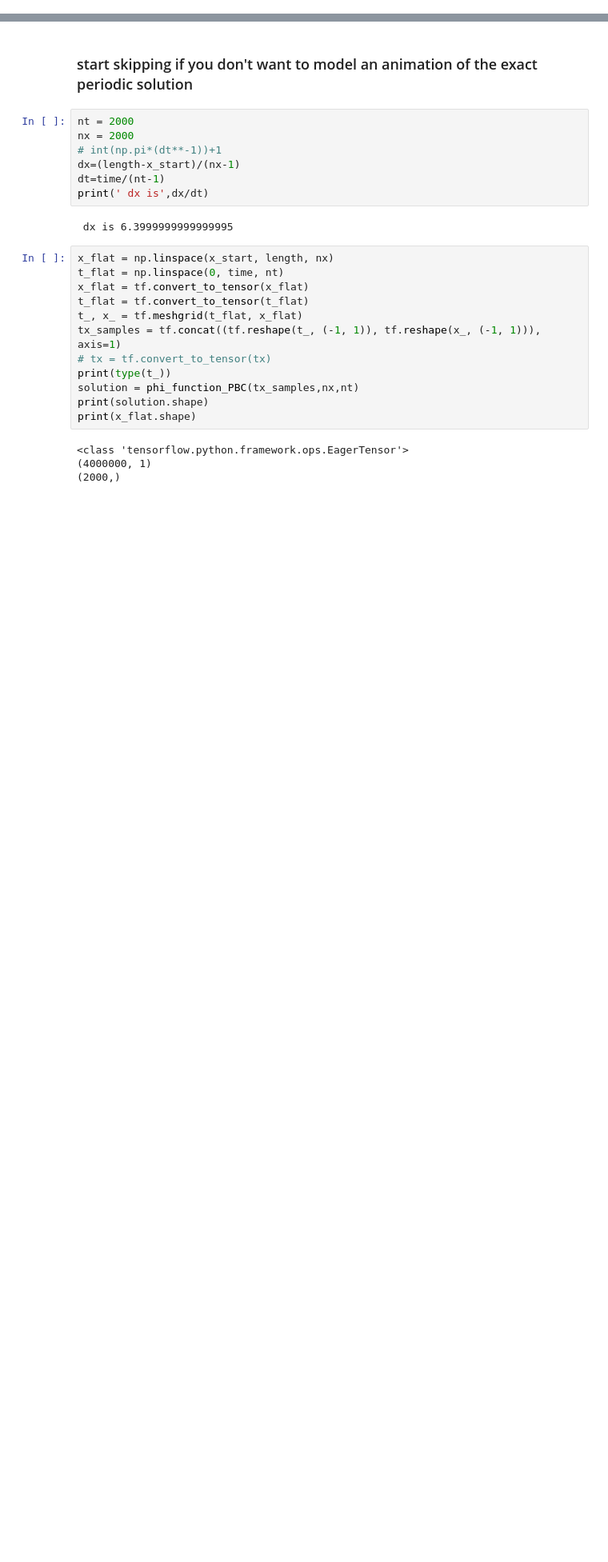
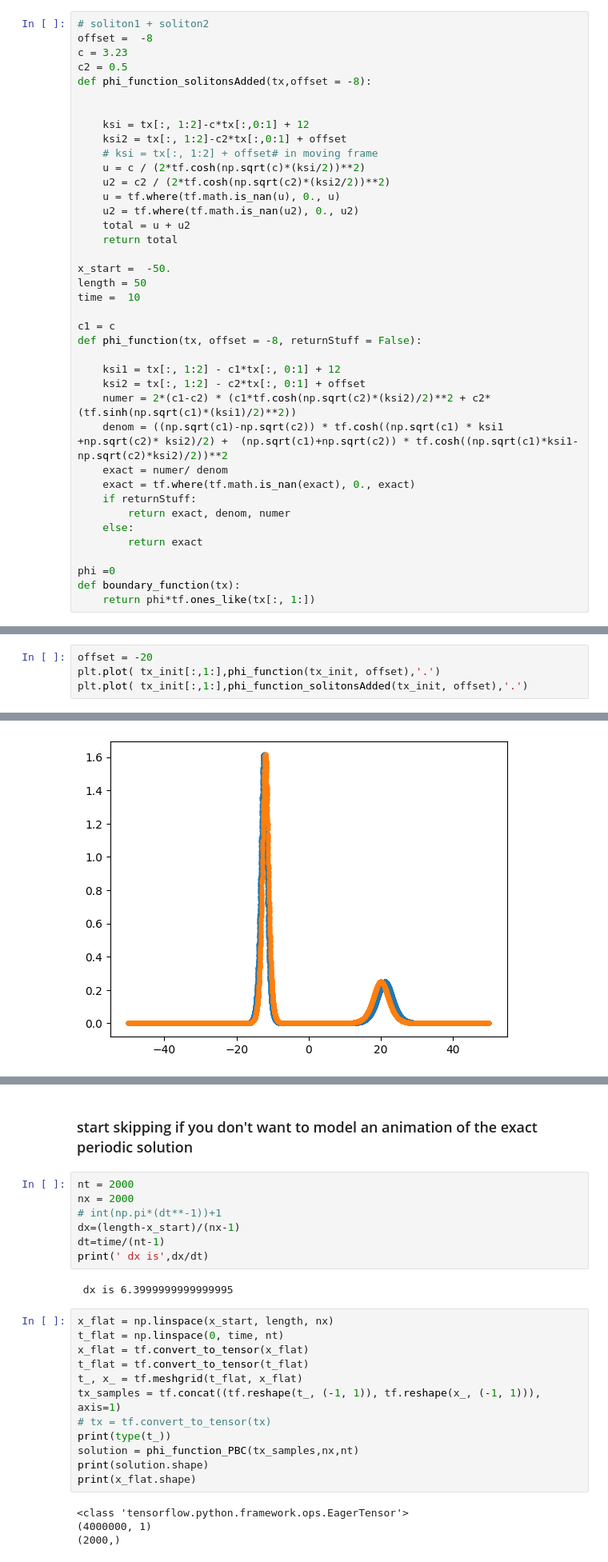
Before and after one commit to naiaseh/Trunk, a Jupyter notebook: PinnNew/KdV.ipynb, the cells around one changed output, grey strips where cells are left out. Shown at 80% size. Drawn from its saved outputs; the diff is of its cells as text; blank space fills up the shorter version.

```diff
--- a/PinnNew/KdV.ipynb
+++ b/PinnNew/KdV.ipynb
@@ -44,3 +65,42 @@ def boundary_function(tx):
 x_start =  -50. #-10
 length = 50.#10
 time =  10
+# %%
+# soliton1 + soliton2
+offset =  -8
+c = 3.23
+c2 = 0.5
+def phi_function_solitonsAdded(tx,offset = -8):
+
+
+    ksi = tx[:, 1:2]-c*tx[:,0:1] + 12
+    ksi2 = tx[:, 1:2]-c2*tx[:,0:1] + offset
+    # ksi = tx[:, 1:2] + offset# in moving frame
+    u = c / (2*tf.cosh(np.sqrt(c)*(ksi/2))**2)
+    u2 = c2 / (2*tf.cosh(np.sqrt(c2)*(ksi2/2))**2)
+    u = tf.where(tf.math.is_nan(u), 0., u)
+    u2 = tf.where(tf.math.is_nan(u2), 0., u2)
+    total = u + u2
+    return total
+
+x_start =  -50.
+length = 50
+time =  10
+
+c1 = c
+def phi_function(tx, offset = -8, returnStuff = False):
+
+    ksi1 = tx[:, 1:2] - c1*tx[:, 0:1] + 12
+    ksi2 = tx[:, 1:2] - c2*tx[:, 0:1] + offset
+    numer = 2*(c1-c2) * (c1*tf.cosh(np.sqrt(c2)*(ksi2)/2)**2 + c2* (tf.sinh(np.sqrt(c1)*(ksi1)/2)**2))
+    denom = ((np.sqrt(c1)-np.sqrt(c2)) * tf.cosh((np.sqrt(c1) * ksi1 +np.sqrt(c2)* ksi2)/2) +  (np.sqrt(c1)+np.sqrt(c2)) * tf.cosh((np.sqrt(c1)*ksi1-np.sqrt(c2)*ksi2)/2))**2
+    exact = numer/ denom
+    exact = tf.where(tf.math.is_nan(exact), 0., exact)
+    if returnStuff:
+        return exact, denom, numer
+    else:
+        return exact
+
+phi =0
+def boundary_function(tx):
+    return phi*tf.ones_like(tx[:, 1:])
@@ -46,0 +128,5 @@ time =  10
+# %%
+offset = -20
+plt.plot( tx_init[:,1:],phi_function(tx_init, offset),'.')
+plt.plot( tx_init[:,1:],phi_function_solitonsAdded(tx_init, offset),'.')
+# %% [output]
@@ -47,3 +134,4 @@ time =  10
+[figure, added]
 # %%
 
 c1 = 3.23 #3.25
```
Also changed, not shown: parts of 24 cells of this notebook, 1 other file.
